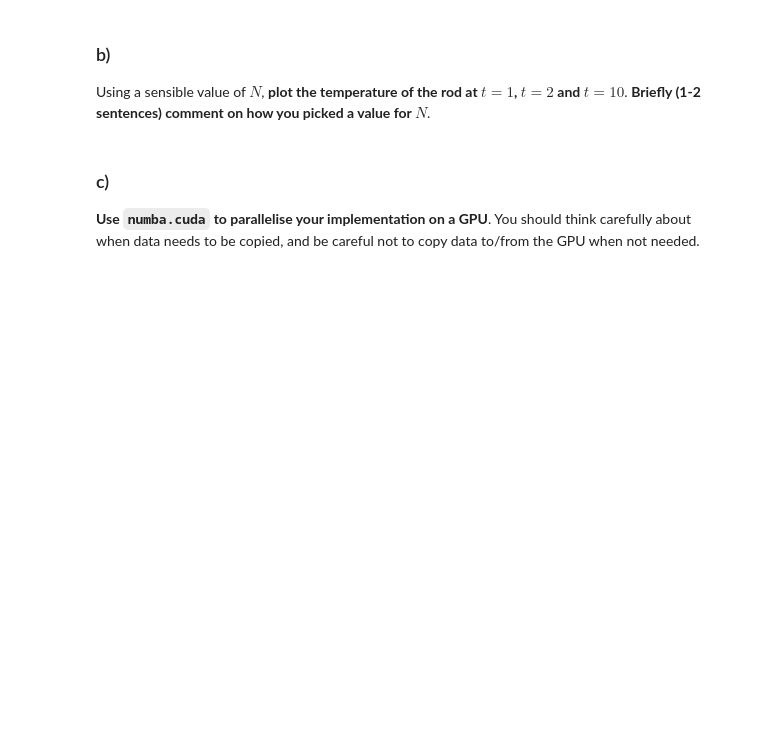
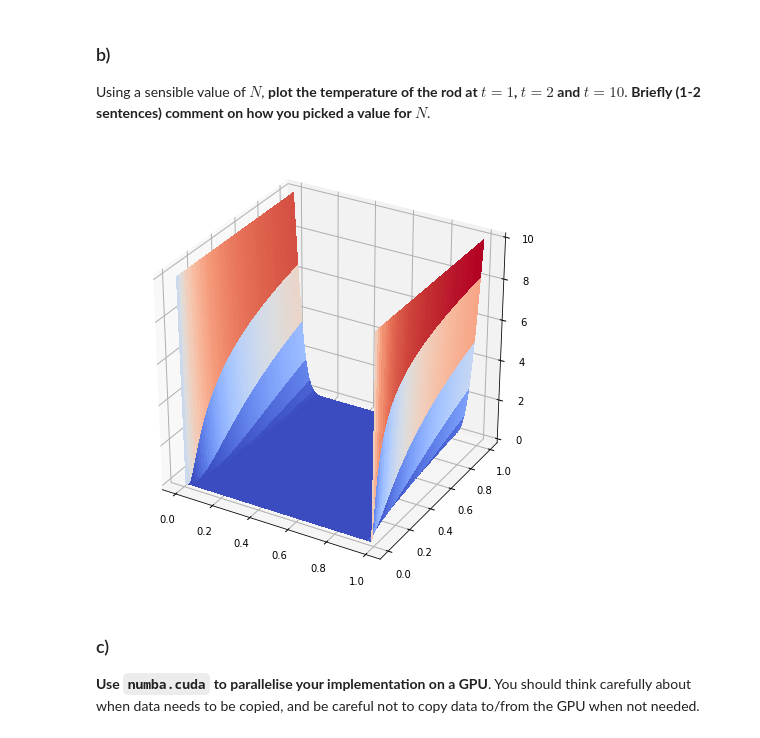
Before and after one commit to jhenderson0/HPC, a Jupyter notebook: Task 2/JH_task2.ipynb, the cells around one changed output. Saved outputs shown, nothing was run; the diff lists cells and outputs as text; code cells hidden in the pictures; blank space fills up the shorter version.

```diff
--- a/Task 2/JH_task2.ipynb
+++ b/Task 2/JH_task2.ipynb
@@ -378,11 +378,37 @@ $$
 ### a)
 
 **Implement this iterative scheme in Python**. You should implement this as a function that takes $N$ as an input.
+# %%
+def solve_heat(N):
+
+  u = np.zeros((N,N))
+
+  #Set the ends of the bar to a constant temperature
+  u[:,0] = 10
+  u[:,-1] = 10
+
+  #Update the rest of the values
+  for j in range(N-1):
+    for i in range(N-2):
+      u[j+1,i+1] = u[j,i+1] + (u[j,i] - 2*u[j,i+1] + u[j,i+2])* N/1000
+
+  return u
 # %% [markdown]
 ### b)
 
 Using a sensible value of $N$, **plot the temperature of the rod at $t=1$, $t=2$ and $t=10$**. **Briefly (1-2 sentences)
 comment on how you picked a value for $N$**.
+# %%
+N = 100
+sol = solve_heat(N)
+# %%
+fig = plt.figure(figsize=(8, 8))
+ax = fig.gca(projection='3d')
+X, Y = np.meshgrid(np.linspace(0, 1, N), np.linspace(0, 1, N))
+surf = ax.plot_surface(X, Y, sol, antialiased=False, cmap=cm.coolwarm)
+plt.show()
+# %% [output]
+[figure, added]
 # %% [markdown]
 ### c)
 
```
Also changed, not shown: parts of 4 cells of this notebook.
